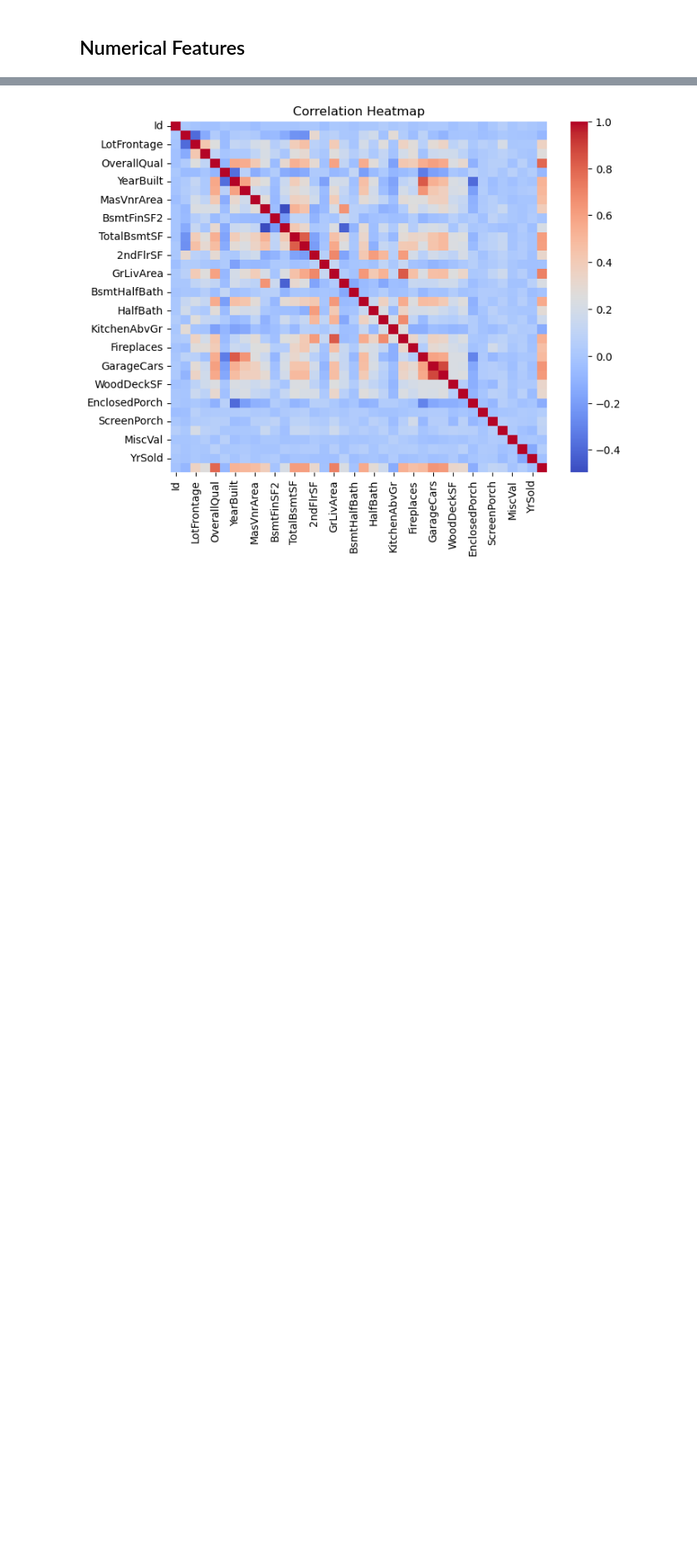
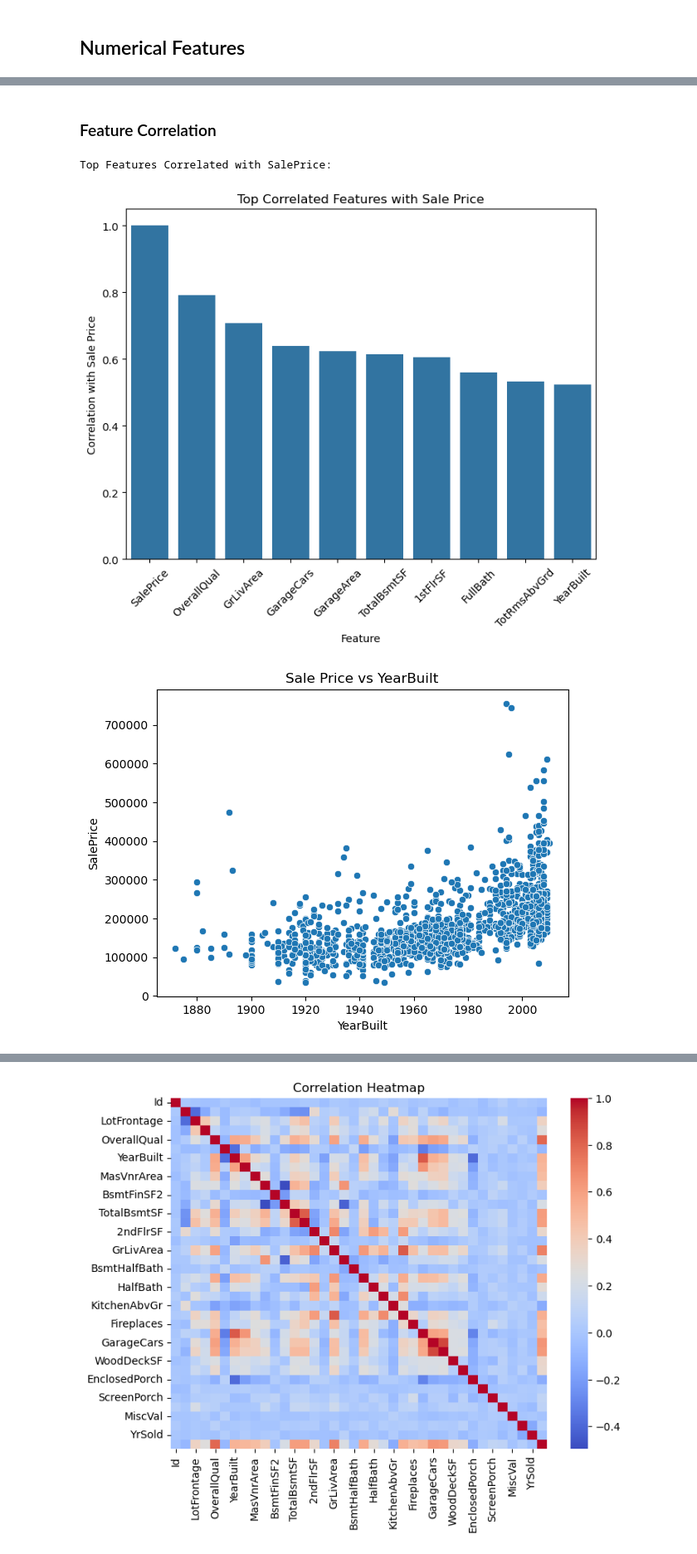
Before and after one commit to samyounes003/statisticsproject, a Jupyter notebook: eda.ipynb, the cells around one changed output, grey strips where cells are left out. Shown at 83% size. Drawn from its saved outputs; the diff is of its cells as text; code cells hidden in the pictures; blank space fills up the shorter version.

```diff
--- a/eda.ipynb
+++ b/eda.ipynb
@@ -7,0 +26,29 @@ data = pd.read_csv('data/train.csv')
+# %% [markdown]
+<h3>Feature Correlation</h3>
+# %%
+numeric_data = data.select_dtypes(include=['float64', 'int64'])
+corr_matrix = numeric_data.corr()
+
+corr_with_target = numeric_data.corr()['SalePrice'].sort_values(ascending=False)
+print("Top Features Correlated with SalePrice:")
+top_corr=corr_with_target.head(10)
+
+#Top features bar plot
+plt.figure(figsize=(8, 6))
+sns.barplot(x=top_corr.index, y=top_corr.values)
+plt.title("Top Correlated Features with Sale Price")
+plt.xlabel("Feature")
+plt.ylabel("Correlation with Sale Price")
+plt.xticks(rotation=45)
+plt.show()
+
+ # Top correlated features excluding SalePrice
+
+feature='YearBuilt' #Change this to whatever numerical feature
+sns.scatterplot(x=data['YearBuilt'], y=data['SalePrice'])
+plt.title(f'Sale Price vs {feature}')
+plt.show()
+# %% [output]
+Top Features Correlated with SalePrice:
+[figure, added]
+[figure, added]
```
Also changed, not shown: parts of 30 cells of this notebook.
